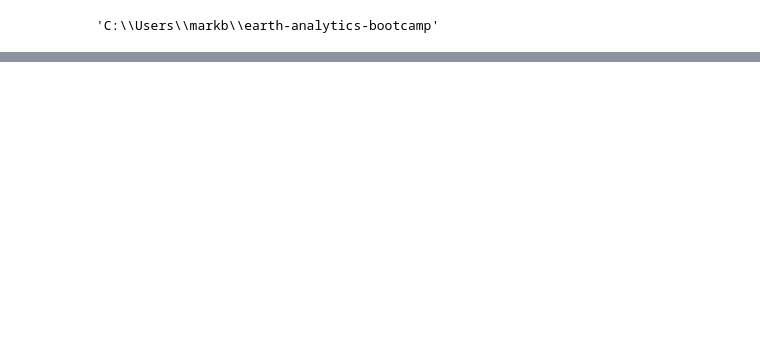
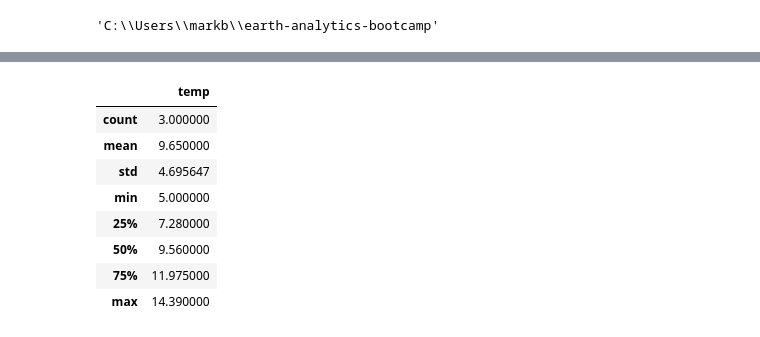
Before and after one commit to geo-py/ea-bootcamp-practice-data-structures, a Jupyter notebook: m-brown-practice-data-structures.ipynb, the cells around one changed output, grey strips where cells are left out. Saved outputs shown, nothing was run; the diff lists cells and outputs as text; code cells hidden in the pictures; blank space fills up the shorter version.

```diff
--- a/m-brown-practice-data-structures.ipynb
+++ b/m-brown-practice-data-structures.ipynb
@@ -127,0 +266,16 @@ os.getcwd()
+# %%
+# select data for spring and assign to new df
+spring_temps = avg_temps_months_seasons[avg_temps_months_seasons.seasons == "Spring"]
+
+# perfrom summary statistics for spring
+spring_temps.describe()
+# %% [output]
+|  | temp |
+| count | 3.000000 |
+| mean | 9.650000 |
+| std | 4.695647 |
+| min | 5.000000 |
+| 25% | 7.280000 |
+| 50% | 9.560000 |
+| 75% | 11.975000 |
+| max | 14.390000 |
```
Also changed, not shown: parts of 19 cells of this notebook.
